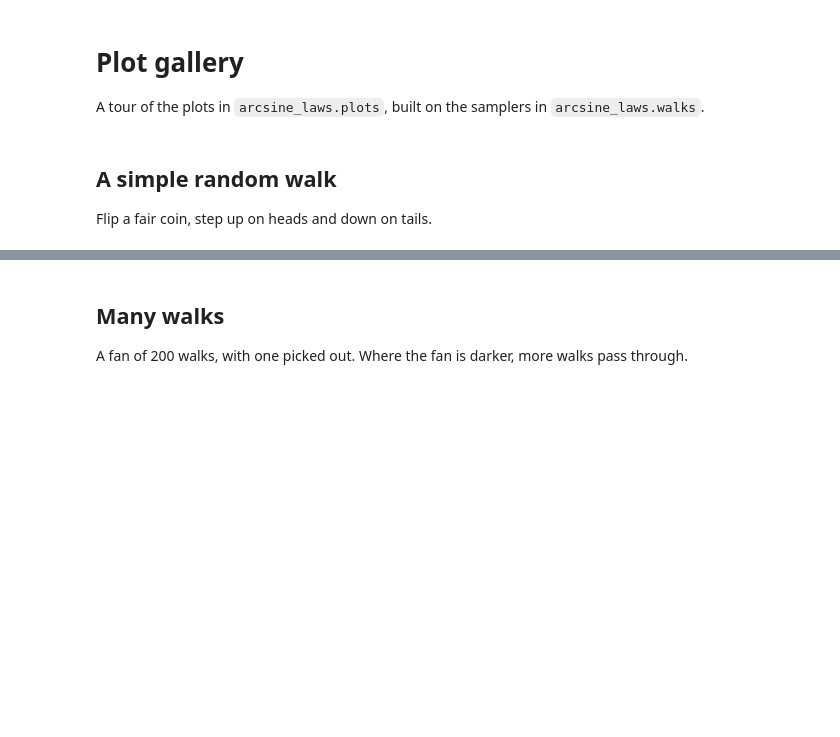
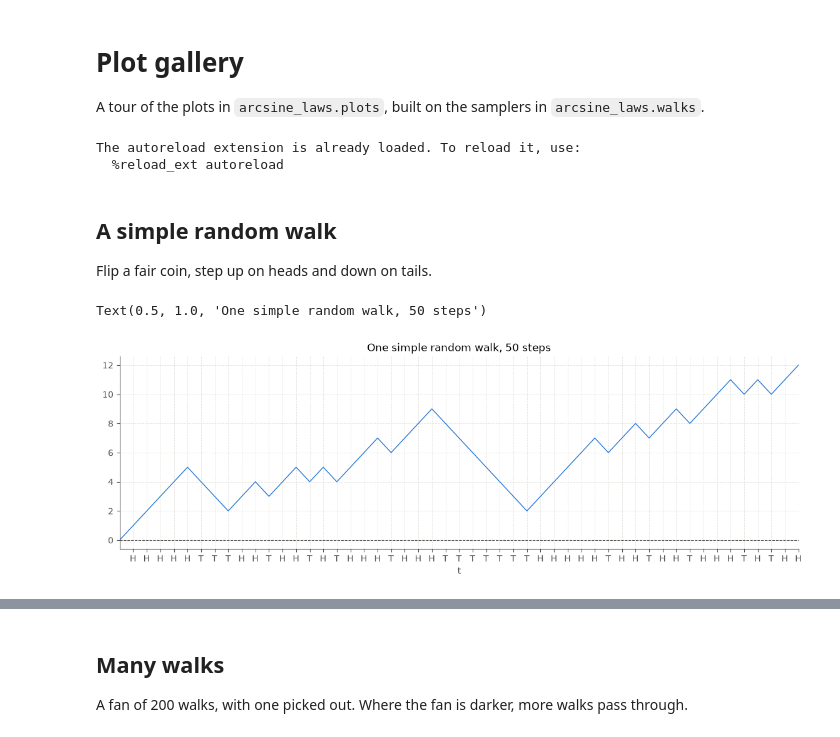
Before and after one commit to madrury/arcsine-laws, a Jupyter notebook: notebooks/plot-gallery.ipynb, the cells around one changed output, grey strips where cells are left out. Saved outputs shown, nothing was run; the diff lists cells and outputs as text; code cells hidden in the pictures; blank space fills up the shorter version.

Commit message:
Lot's of plots.

```diff
--- a/notebooks/plot-gallery.ipynb
+++ b/notebooks/plot-gallery.ipynb
@@ -8,6 +8,7 @@ A tour of the plots in `arcsine_laws.plots`, built on the samplers in `arcsine_l
 
 import matplotlib.pyplot as plt
 import numpy as np
+from scipy import stats
 
 from arcsine_laws import (
     brownian_refinements,
@@ -15,23 +16,29 @@ from arcsine_laws import (
     gaussian,
     rademacher,
     random_walk,
+
 )
-from arcsine_laws.plots import plot_histogram, plot_paths, plot_refinements
-
-rng = np.random.default_rng(1729)
+from arcsine_laws.plots import Colors, plot_histogram, plot_paths, plot_refinements
+# %% [output]
+The autoreload extension is already loaded. To reload it, use:
+  %reload_ext autoreload
 # %% [markdown]
 ## A simple random walk
 
 Flip a fair coin, step up on heads and down on tails.
 # %%
+rng = np.random.default_rng(156)
 walk = random_walk(50, rademacher(), rng=rng)
 
 HT = {1: 'H', -1: 'T'}
 flips = [HT.get(dx) for dx in walk.dx.flatten()]
 
 fig, ax = plt.subplots(figsize=(14, 4))
 plot_paths(ax, walk)
 ax.set_xticks(np.arange(1, walk.t.max() + 1))
 ax.set_xticklabels(flips)
 ax.set_title(f"One simple random walk, {walk.n_steps} steps")
+# %% [output]
+Text(0.5, 1.0, 'One simple random walk, 50 steps')
+[figure, added]
 # %%
```
Also changed, not shown: parts of 15 cells of this notebook, 6 other files.
